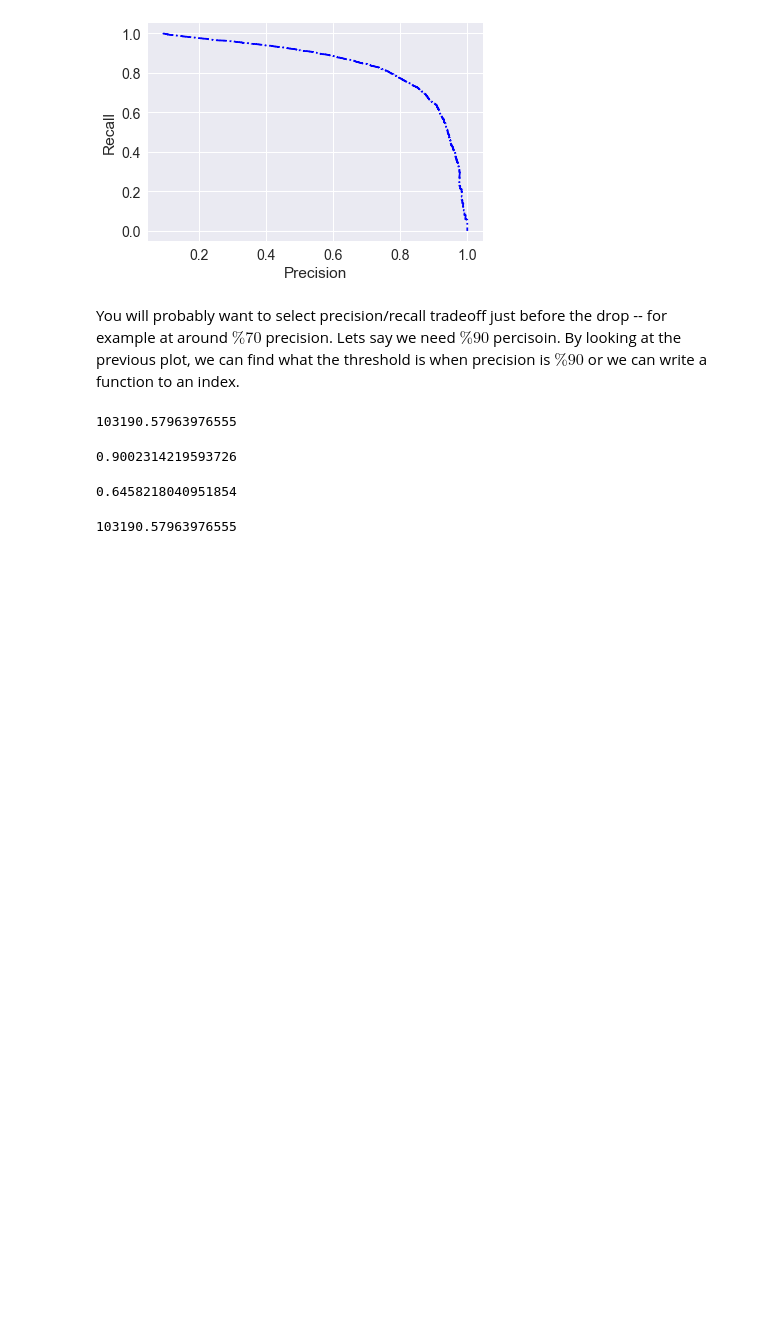
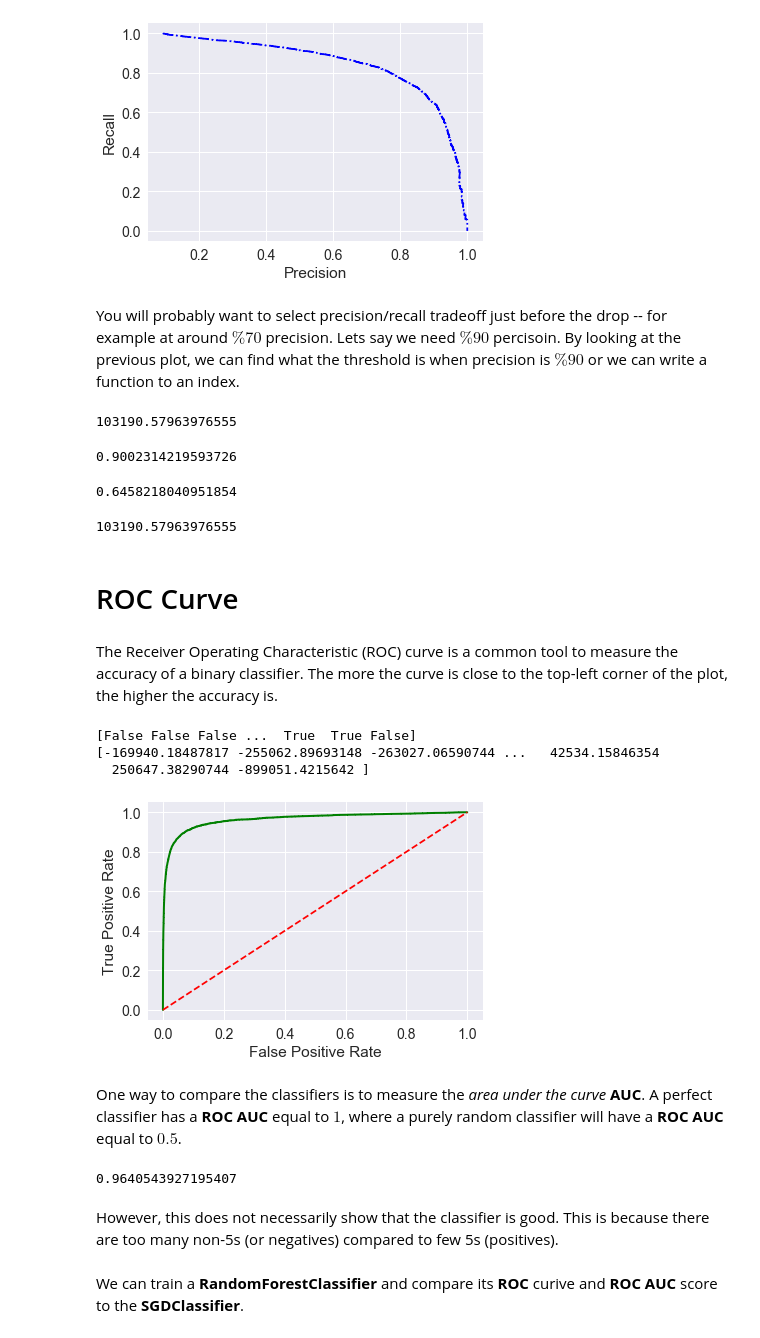
Before and after one commit to beginner1010/MachineLearning, a Jupyter notebook: Classification.ipynb, the cells around one changed output. Cells and saved outputs as stored; diff of their text form; code cells hidden in the pictures; blank space fills up the shorter version.

```diff
--- a/Classification.ipynb
+++ b/Classification.ipynb
@@ -174,3 +176,38 @@ recall_score(y_train_5, y_train_pred_90)
 find_threshold_for_value(metrics=recalls, query=0.6458218040951854, thresholds=thresholds) # this is just for validation
 # %% [output]
 103190.57963976555
+# %% [markdown]
+# ROC Curve
+# %% [markdown]
+The Receiver Operating Characteristic (ROC) curve is a common tool to measure the accuracy of a binary classifier. The more the curve is close to the top-left corner of the plot, the higher the accuracy is.
+# %%
+print(y_train_5)
+print(y_scores)
+# %% [output]
+[False False False ...  True  True False]
+[-169940.18487817 -255062.89693148 -263027.06590744 ...   42534.15846354
+  250647.38290744 -899051.4215642 ]
+# %%
+from sklearn.metrics import roc_curve
+fpr, tpr, thresholds = roc_curve(y_train_5, y_scores)
+
+def plot_roc_curve (fpr, tpr, label=None):
+    plt.plot (fpr, tpr, 'g-', linewidth=2, label=label)
+    plt.plot([0, 1], [0, 1], 'r--')
+    plt.xlabel('False Positive Rate')
+    plt.ylabel('True Positive Rate')
+
+plot_roc_curve(fpr, tpr)
+# %% [output]
+[figure, added]
+# %% [markdown]
+One way to compare the classifiers is to measure the *area under the curve* __AUC__. A perfect classifier has a __ROC AUC__ equal to $1$, where a purely random classifier will have a __ROC AUC__ equal to $0.5$.
+# %%
+from sklearn.metrics import roc_auc_score
+roc_auc_score(y_train_5, y_scores)
+# %% [output]
+0.9640543927195407
+# %% [markdown]
+However, this does not necessarily show that the classifier is good. This is because there are too many non-5s (or negatives) compared to few 5s (positives).
+# %% [markdown]
+We can train a __RandomForestClassifier__ and compare its __ROC__ curive and __ROC AUC__ score to the __SGDClassifier__.
```
Also changed, not shown: parts of 2 cells of this notebook.
